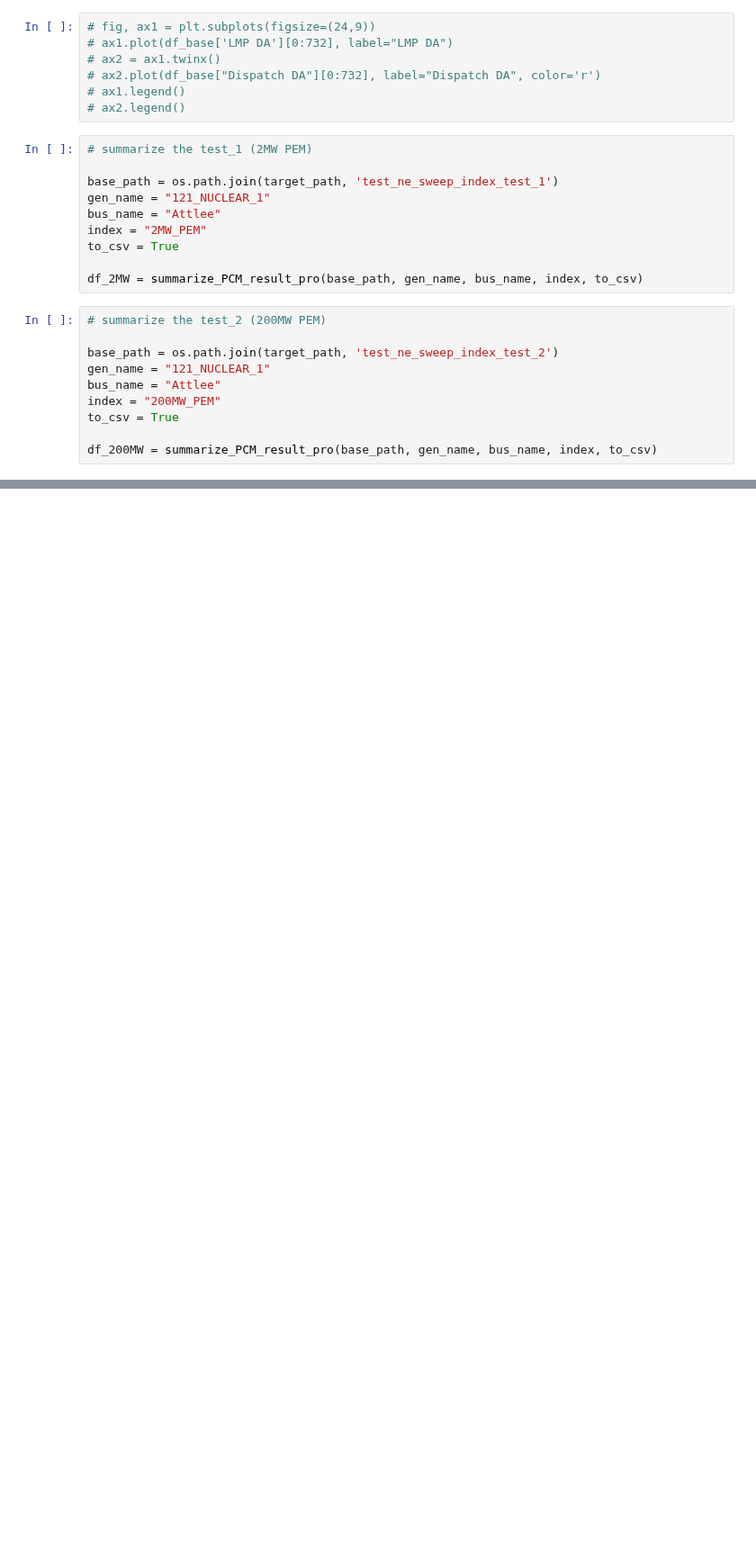
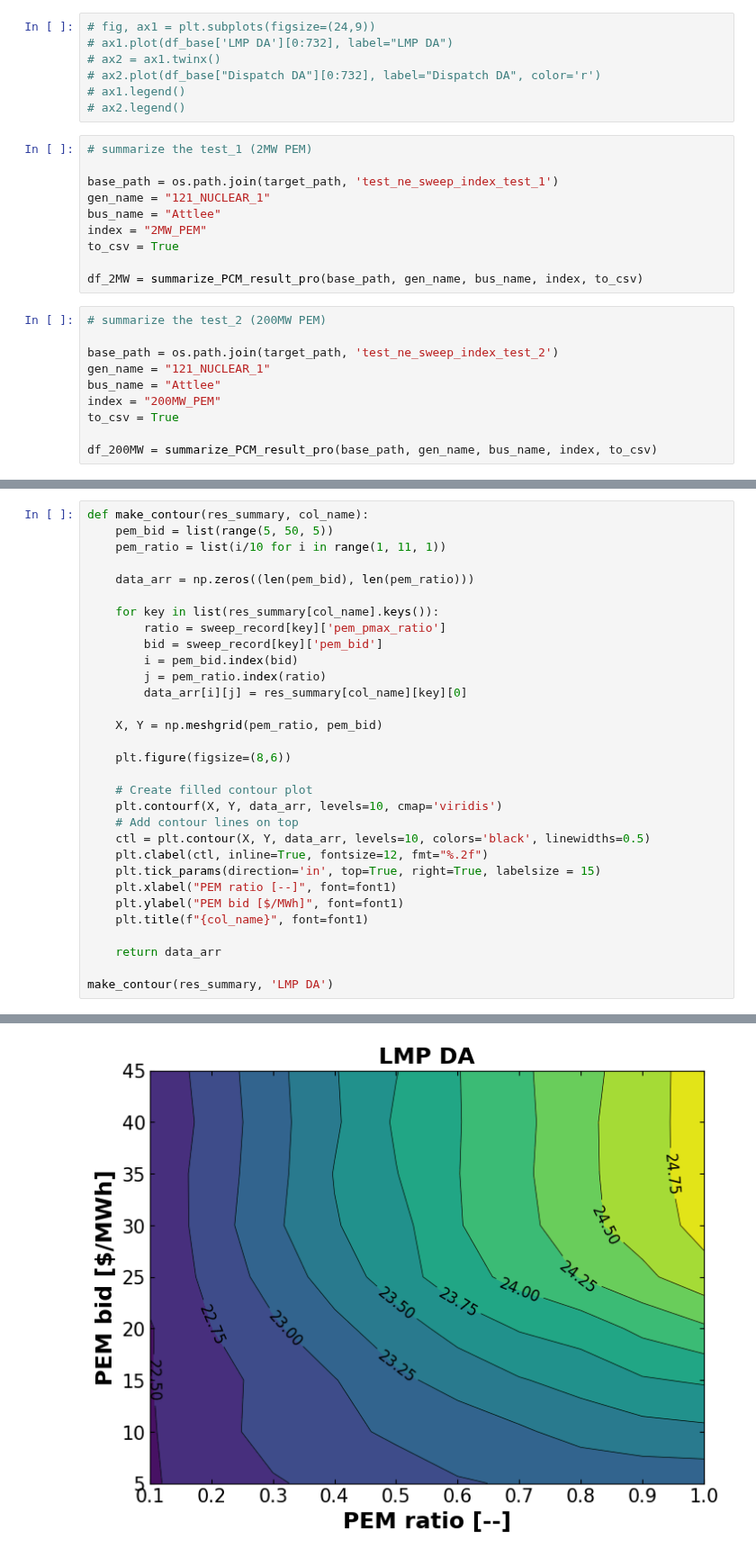
Before and after one commit to Xinhe-Chen/dispatches, a Jupyter notebook: dispatches/improved_pt/result_analysis/Summarize_PCM_Sweeps.ipynb, the cells around one changed output, grey strips where cells are left out. Shown at 90% size. Drawn from its saved outputs; the diff is of its cells as text; blank space fills up the shorter version.

```diff
--- a/dispatches/improved_pt/result_analysis/Summarize_PCM_Sweeps.ipynb
+++ b/dispatches/improved_pt/result_analysis/Summarize_PCM_Sweeps.ipynb
@@ -188,0 +354,32 @@ for idx in list(sweep_record.keys()):
+# %%
+def make_contour(res_summary, col_name):
+    pem_bid = list(range(5, 50, 5))
+    pem_ratio = list(i/10 for i in range(1, 11, 1))
+
+    data_arr = np.zeros((len(pem_bid), len(pem_ratio)))
+
+    for key in list(res_summary[col_name].keys()):
+        ratio = sweep_record[key]['pem_pmax_ratio']
+        bid = sweep_record[key]['pem_bid']
+        i = pem_bid.index(bid)
+        j = pem_ratio.index(ratio)
+        data_arr[i][j] = res_summary[col_name][key][0]
+
+    X, Y = np.meshgrid(pem_ratio, pem_bid)
+
+    plt.figure(figsize=(8,6))
+
+    # Create filled contour plot
+    plt.contourf(X, Y, data_arr, levels=10, cmap='viridis')
+    # Add contour lines on top
+    ctl = plt.contour(X, Y, data_arr, levels=10, colors='black', linewidths=0.5)
+    plt.clabel(ctl, inline=True, fontsize=12, fmt="%.2f")
+    plt.tick_params(direction='in', top=True, right=True, labelsize = 15)
+    plt.xlabel("PEM ratio [--]", font=font1)
+    plt.ylabel("PEM bid [$/MWh]", font=font1)
+    plt.title(f"{col_name}", font=font1)
+
+    return data_arr
+
+make_contour(res_summary, 'LMP DA')
+# %% [output]
@@ -188,0 +404 @@ for idx in list(sweep_record.keys()):
+[figure, added]
```
Also changed, not shown: parts of 24 cells of this notebook, 3 other files.
